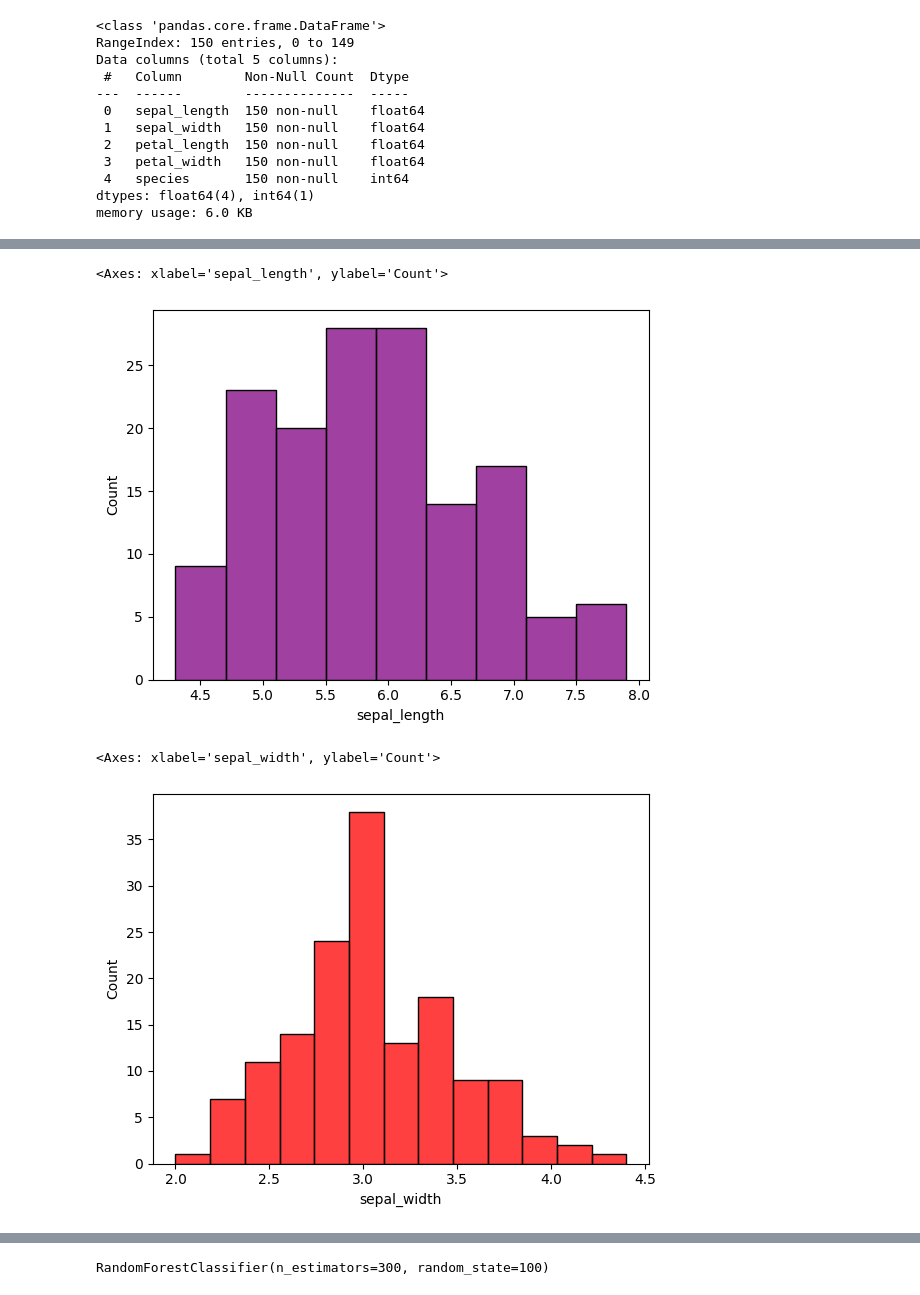
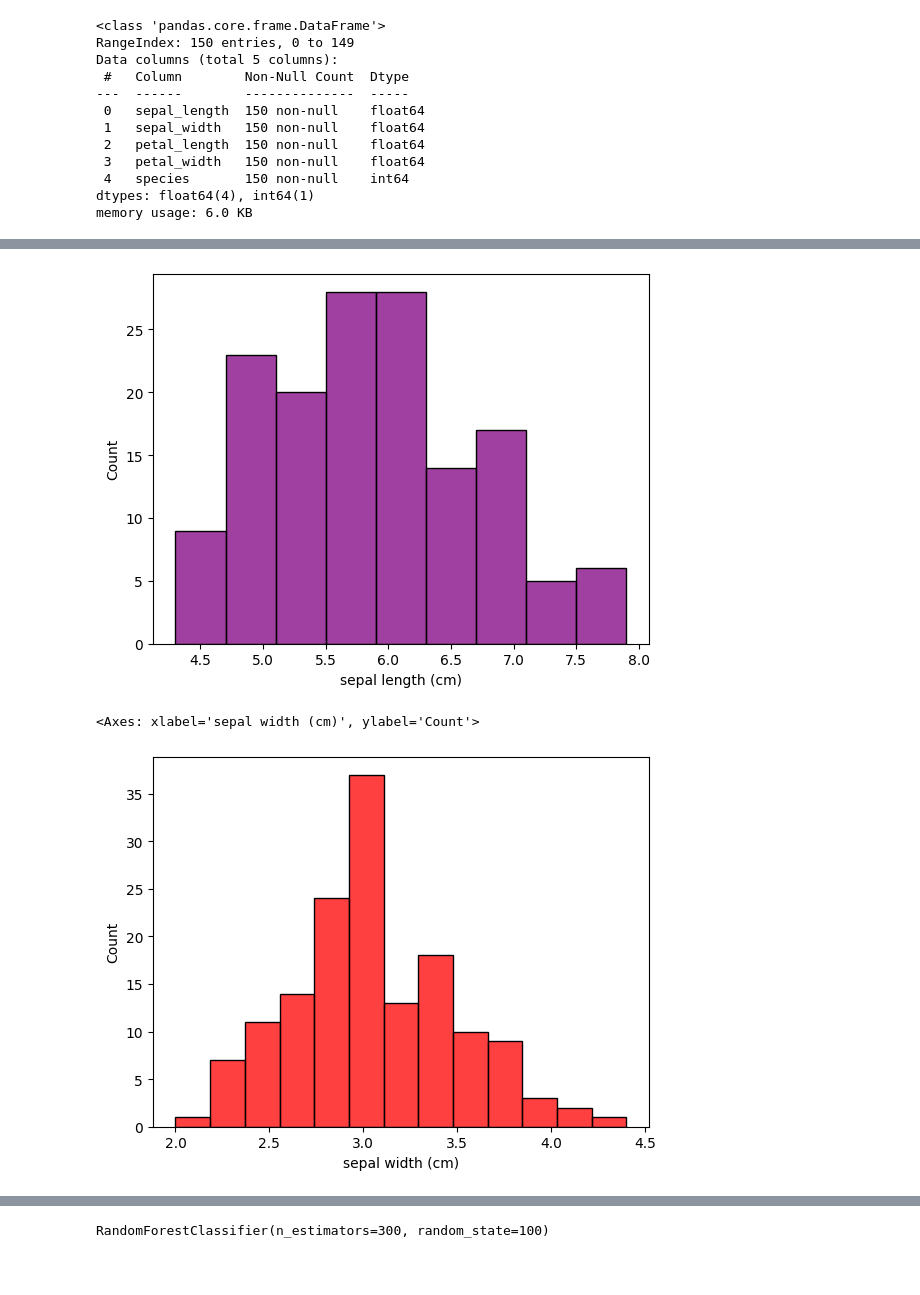
Before and after one commit to vardhan3226/irisflower, a Jupyter notebook: irisflower.ipynb, the cells around one changed output, grey strips where cells are left out. Drawn from its saved outputs; the diff is of its cells as text; code cells hidden in the pictures; blank space fills up the shorter version.

```diff
--- a/irisflower.ipynb
+++ b/irisflower.ipynb
@@ -98,0 +91,13 @@ Passing `palette` without assigning `hue` is deprecated and will be removed in v
+# %%
+import seaborn as sns
+import matplotlib.pyplot as plt
+
+from sklearn.datasets import load_iris
+import pandas as pd
+
+iris_data = load_iris()
+iris = pd.DataFrame(iris_data.data, columns=iris_data.feature_names)
+iris['species'] = iris_data.target
+
+sns.countplot(x='species', hue='species', data=iris, palette='Set2', legend=False)
+plt.show()
@@ -99,11 +106,11 @@ Passing `palette` without assigning `hue` is deprecated and will be removed in v
 # %%
-sns.histplot(data = iris, x = iris.sepal_length,color = 'purple')
+sns.histplot(data = iris, x = iris['sepal length (cm)'],color = 'purple')
+plt.show()
 # %% [output]
-<Axes: xlabel='sepal_length', ylabel='Count'>
-[figure, old version]
+[figure, new version]
 # %%
-sns.histplot(data = iris, x = iris.sepal_width,color = 'red')
+sns.histplot(data = iris, x = iris['sepal width (cm)'],color = 'red')
 # %% [output]
-<Axes: xlabel='sepal_width', ylabel='Count'>
+<Axes: xlabel='sepal width (cm)', ylabel='Count'>
-[figure, old version]
+[figure, new version]
 # %%
```
Also changed, not shown: parts of 13 cells of this notebook.
